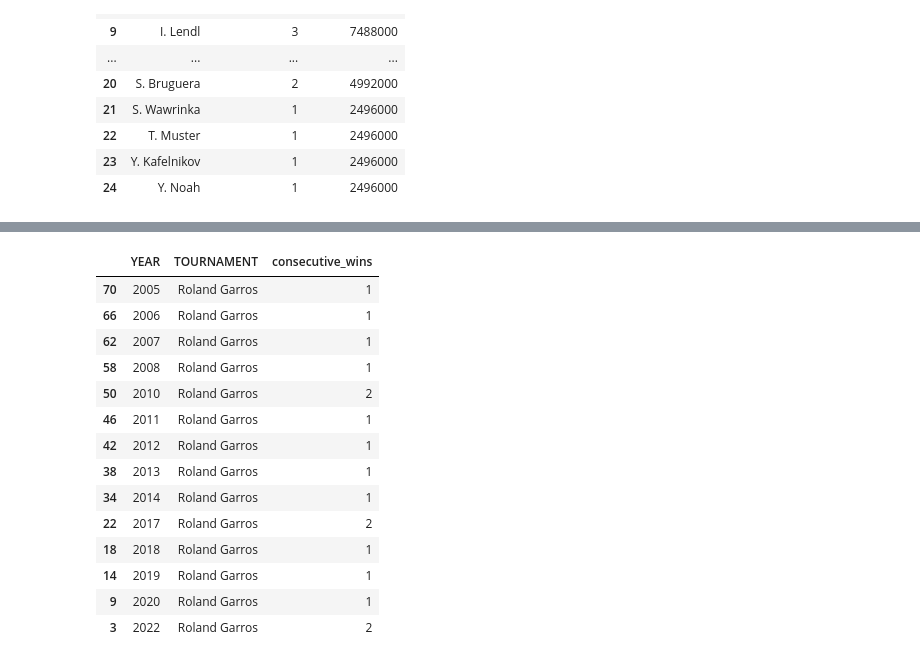
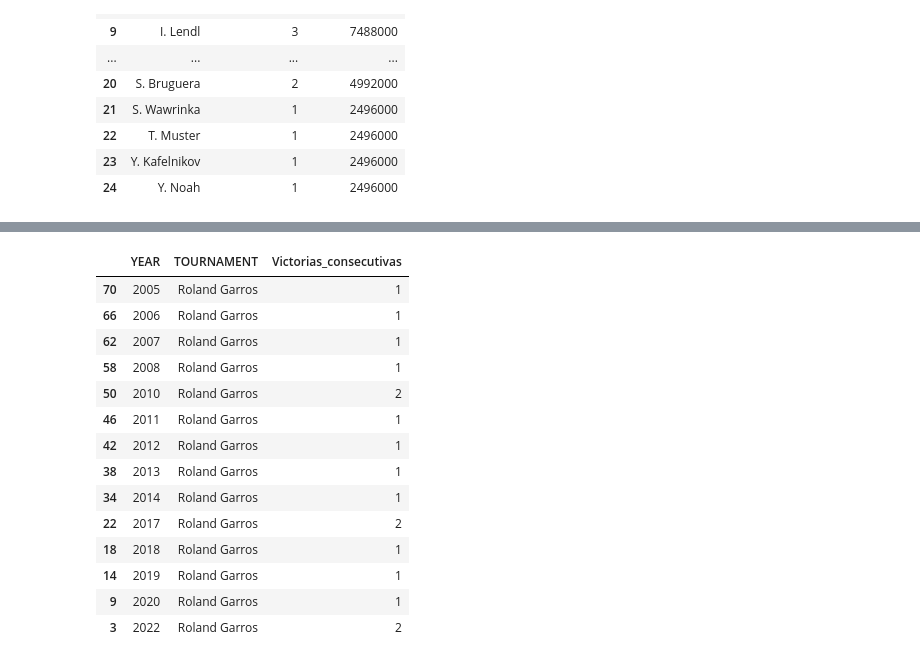
Before and after one commit to Lokhy87/EDA_entrega, a Jupyter notebook: Limpieza.ipynb, the cells around one changed output, grey strips where cells are left out. Cells and saved outputs as stored; diff of their text form; code cells hidden in the pictures.

```diff
--- a/Limpieza.ipynb
+++ b/Limpieza.ipynb
@@ -1211,17 +1211,15 @@ victorias_nadal_tierra
 victorias_nadal_tierra = victorias_nadal_tierra.sort_values('YEAR')
 # %%
 # Victorias consecutivas
-victorias_nadal_tierra['consecutive_wins'] = (victorias_nadal_tierra['YEAR'].diff() == 1).astype(int).cumsum()
+victorias_nadal_tierra['Victorias_consecutivas'] = (victorias_nadal_tierra['YEAR'].diff() == 1).astype(int).cumsum()
 
-# Adjusting consecutive_wins to reset when a new streak starts
-new_streak = victorias_nadal_tierra['consecutive_wins'].diff() != 0
-streak_id = new_streak.cumsum()
-victorias_nadal_tierra['consecutive_wins'] = victorias_nadal_tierra.groupby(streak_id)['consecutive_wins'].transform(lambda x: range(1, len(x)+1))
+nueva_racha = victorias_nadal_tierra['Victorias_consecutivas'].diff() != 0
+racha_id = nueva_racha.cumsum()
+victorias_nadal_tierra['Victorias_consecutivas'] = victorias_nadal_tierra.groupby(racha_id)['Victorias_consecutivas'].transform(lambda x: range(1, len(x)+1))
 
-# Display the results
-victorias_nadal_tierra[['YEAR', 'TOURNAMENT', 'consecutive_wins']]
+victorias_nadal_tierra[['YEAR', 'TOURNAMENT', 'Victorias_consecutivas']]
 # %% [output]
-|  | YEAR | TOURNAMENT | consecutive_wins |
+|  | YEAR | TOURNAMENT | Victorias_consecutivas |
 | 70 | 2005 | Roland Garros | 1 |
 | 66 | 2006 | Roland Garros | 1 |
 | 62 | 2007 | Roland Garros | 1 |
```
Also changed, not shown: parts of 22 cells of this notebook.
